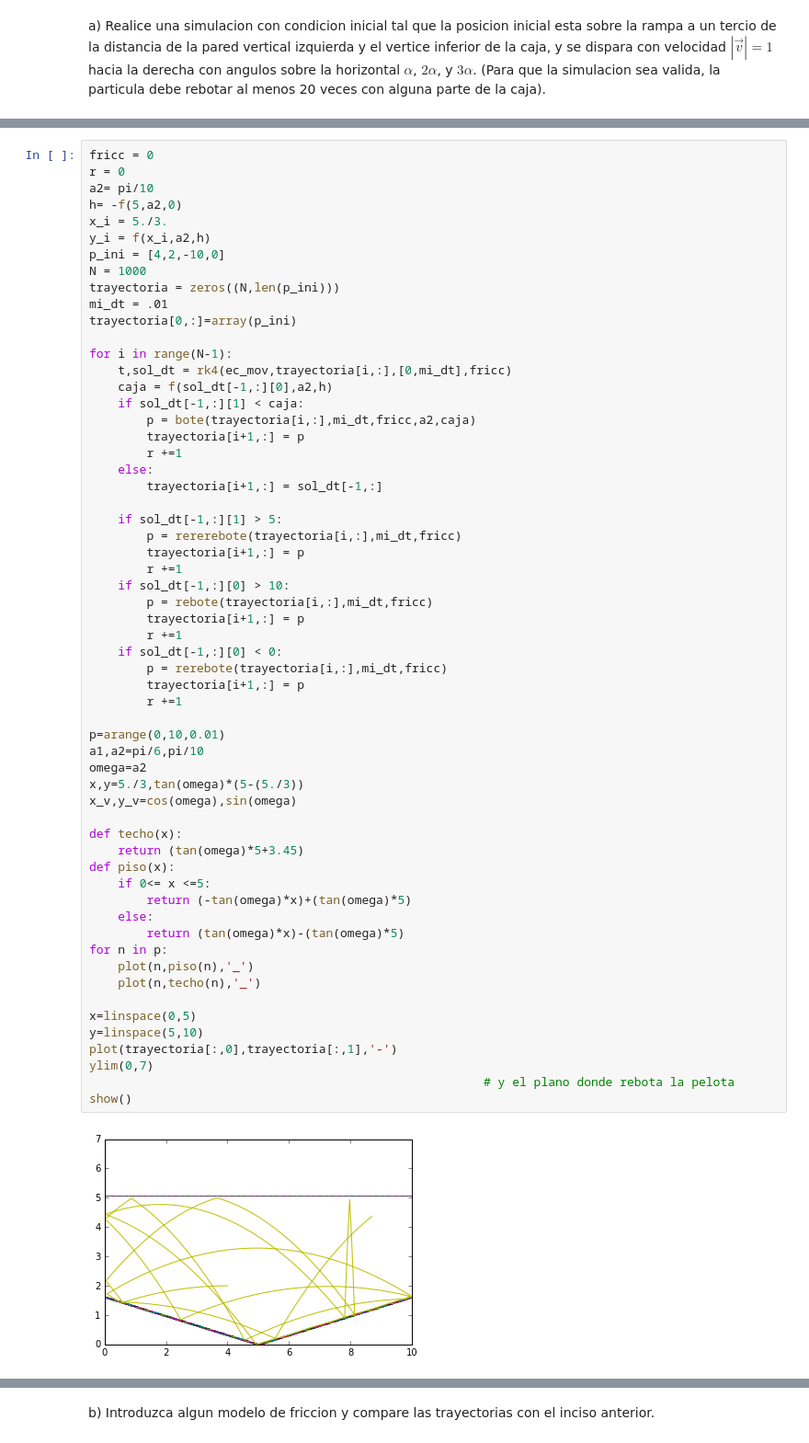
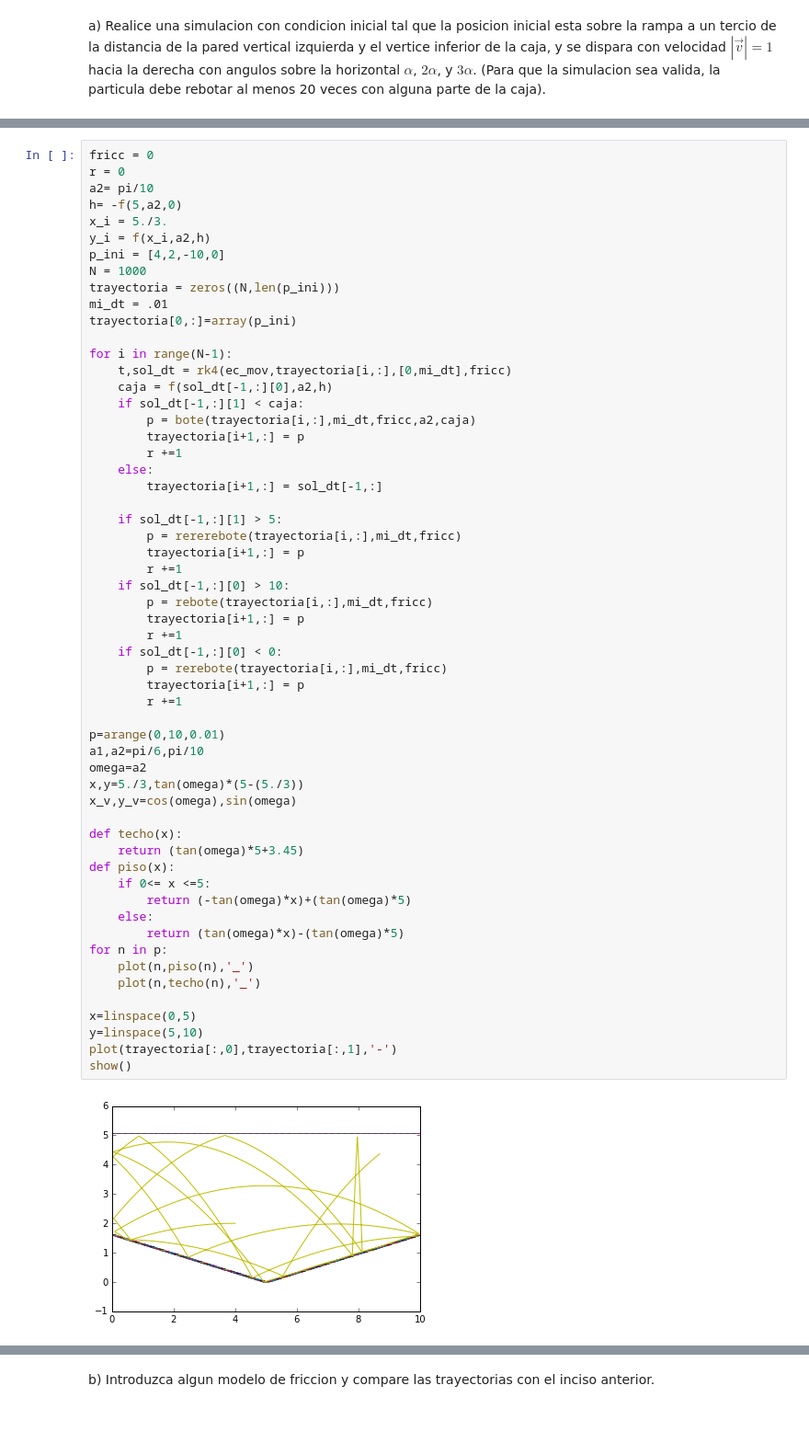
Before and after one commit to adriross/Tareas, a Jupyter notebook: TareaExamen1.ipynb, the cells around one changed output, grey strips where cells are left out. Shown at 92% size. Drawn from its saved outputs; the diff is of its cells as text.

```diff
--- a/TareaExamen1.ipynb
+++ b/TareaExamen1.ipynb
@@ -266,33 +276,31 @@ for i in range(N-1):
         p = rebote(trayectoria[i,:],mi_dt,fricc)
         trayectoria[i+1,:] = p
         r +=1
     if sol_dt[-1,:][0] < 0:
         p = rerebote(trayectoria[i,:],mi_dt,fricc)
         trayectoria[i+1,:] = p
         r +=1
 
 p=arange(0,10,0.01)
 a1,a2=pi/6,pi/10
 omega=a2
 x,y=5./3,tan(omega)*(5-(5./3))
 x_v,y_v=cos(omega),sin(omega)
 
 def techo(x):
     return (tan(omega)*5+3.45)
 def piso(x):
     if 0<= x <=5:
         return (-tan(omega)*x)+(tan(omega)*5)
     else:
         return (tan(omega)*x)-(tan(omega)*5)
 for n in p:
     plot(n,piso(n),'_')
     plot(n,techo(n),'_')
 
 x=linspace(0,5)
 y=linspace(5,10)
 plot(trayectoria[:,0],trayectoria[:,1],'-')
-ylim(0,7)
-                                                       # y el plano donde rebota la pelota
 show()
 # %% [output]
-[figure, old version]
+[figure, new version]
```
Also changed, not shown: parts of 137 cells of this notebook.
